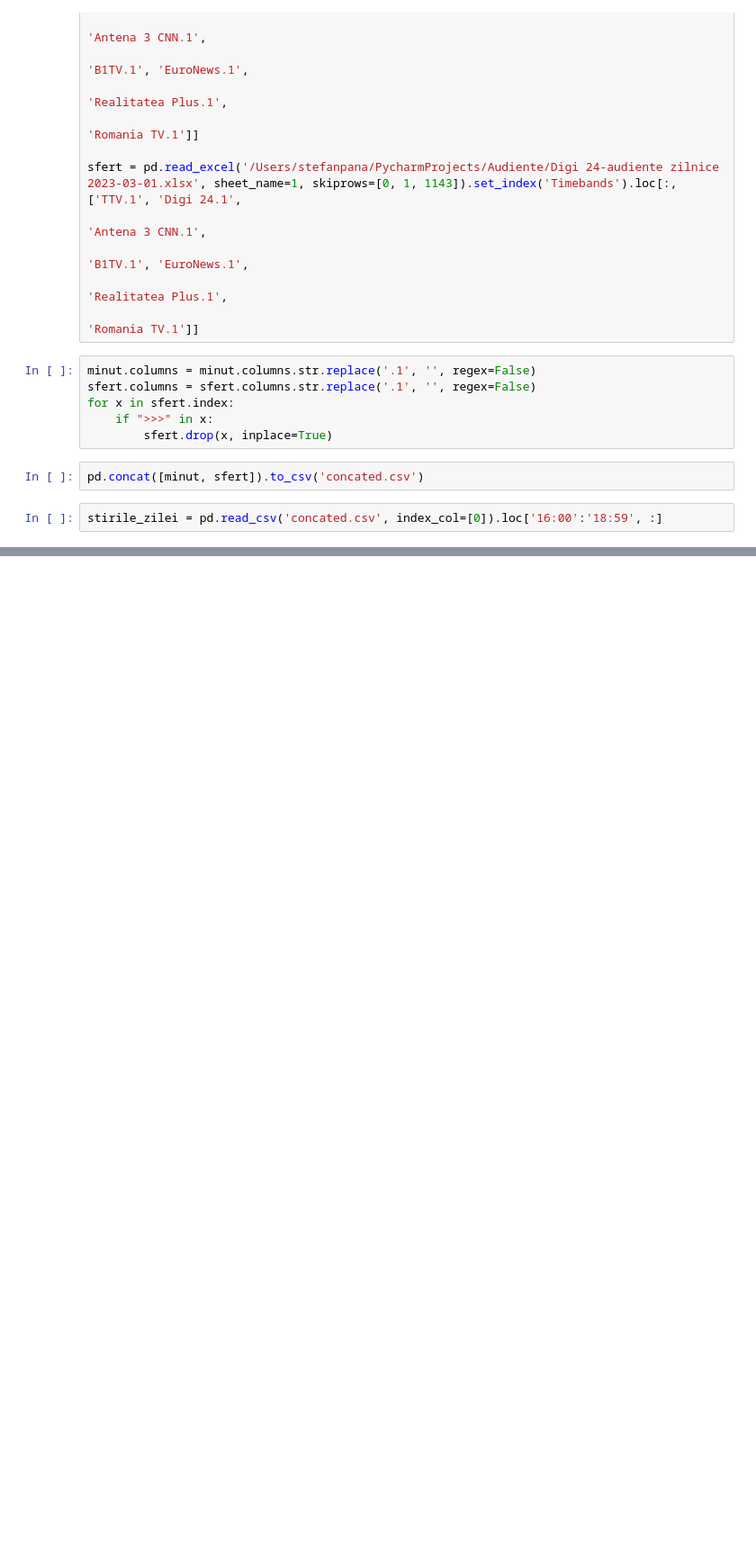
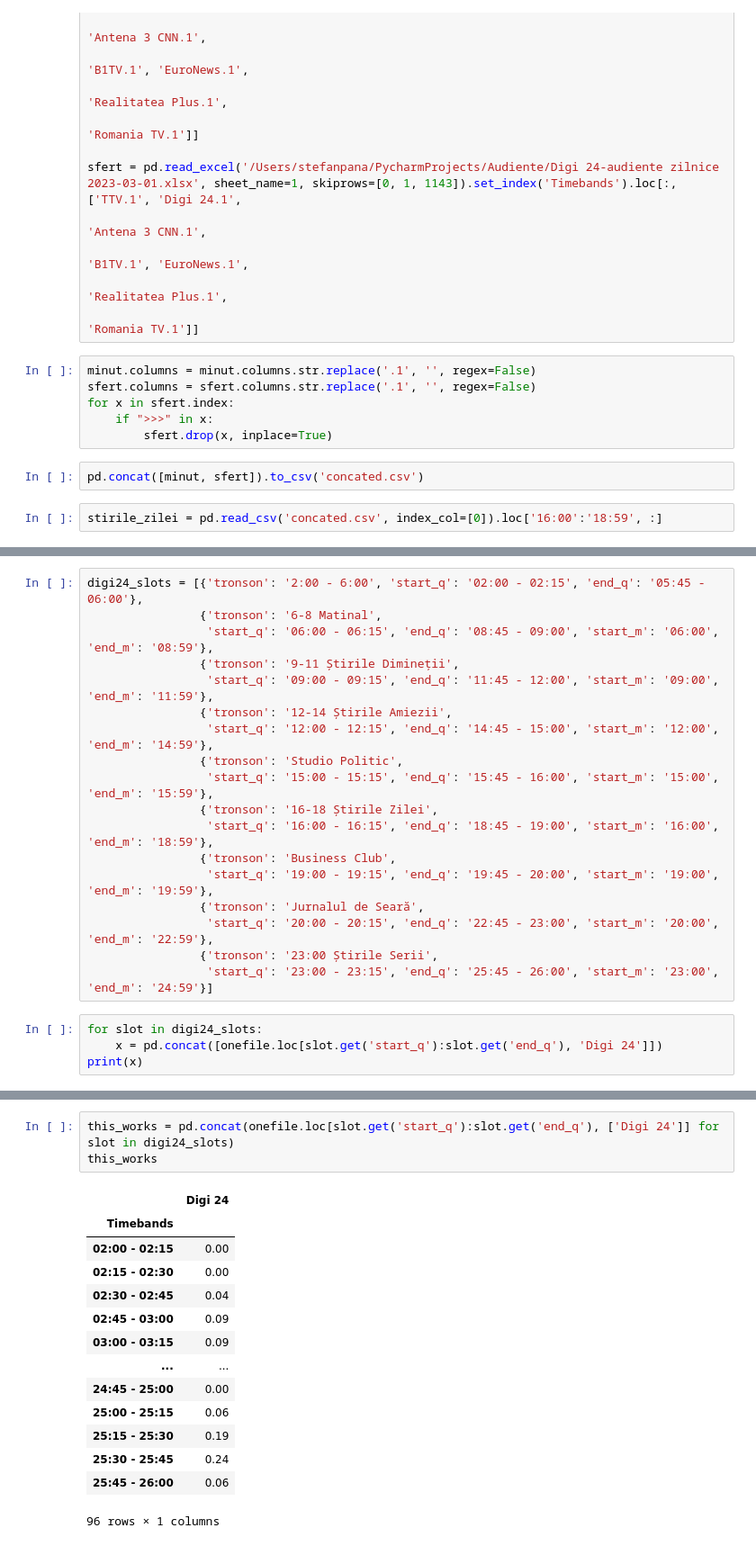
Before and after one commit to spatzii/Audiente, a Jupyter notebook: Untitled.ipynb, the cells around one changed output, grey strips where cells are left out. Shown at 90% size. Drawn from its saved outputs; the diff is of its cells as text; blank space fills up the shorter version.

```diff
--- a/Untitled.ipynb
+++ b/Untitled.ipynb
@@ -92,0 +98,22 @@ NameError: name 'df' is not defined
+# %%
+digi24_slots = [{'tronson': '2:00 - 6:00', 'start_q': '02:00 - 02:15', 'end_q': '05:45 - 06:00'},
+                {'tronson': '6-8 Matinal',
+                 'start_q': '06:00 - 06:15', 'end_q': '08:45 - 09:00', 'start_m': '06:00', 'end_m': '08:59'},
+                {'tronson': '9-11 Știrile Dimineții',
+                 'start_q': '09:00 - 09:15', 'end_q': '11:45 - 12:00', 'start_m': '09:00', 'end_m': '11:59'},
+                {'tronson': '12-14 Știrile Amiezii',
+                 'start_q': '12:00 - 12:15', 'end_q': '14:45 - 15:00', 'start_m': '12:00', 'end_m': '14:59'},
+                {'tronson': 'Studio Politic',
+                 'start_q': '15:00 - 15:15', 'end_q': '15:45 - 16:00', 'start_m': '15:00', 'end_m': '15:59'},
+                {'tronson': '16-18 Știrile Zilei',
+                 'start_q': '16:00 - 16:15', 'end_q': '18:45 - 19:00', 'start_m': '16:00', 'end_m': '18:59'},
+                {'tronson': 'Business Club',
+                 'start_q': '19:00 - 19:15', 'end_q': '19:45 - 20:00', 'start_m': '19:00', 'end_m': '19:59'},
+                {'tronson': 'Jurnalul de Seară',
+                 'start_q': '20:00 - 20:15', 'end_q': '22:45 - 23:00', 'start_m': '20:00', 'end_m': '22:59'},
+                {'tronson': '23:00 Știrile Serii',
+                 'start_q': '23:00 - 23:15', 'end_q': '25:45 - 26:00', 'start_m': '23:00', 'end_m': '24:59'}]
+# %%
+for slot in digi24_slots:
+    x = pd.concat([onefile.loc[slot.get('start_q'):slot.get('end_q'), 'Digi 24']])
+print(x)
@@ -92,0 +135,18 @@ NameError: name 'df' is not defined
+# %%
+this_works = pd.concat(onefile.loc[slot.get('start_q'):slot.get('end_q'), ['Digi 24']] for slot in digi24_slots)
+this_works
+# %% [output]
+|  | Digi 24 |
+| Timebands |  |
+| 02:00 - 02:15 | 0.00 |
+| 02:15 - 02:30 | 0.00 |
+| 02:30 - 02:45 | 0.04 |
+| 02:45 - 03:00 | 0.09 |
+| 03:00 - 03:15 | 0.09 |
+| ... | ... |
+| 24:45 - 25:00 | 0.00 |
+| 25:00 - 25:15 | 0.06 |
+| 25:15 - 25:30 | 0.19 |
+| 25:30 - 25:45 | 0.24 |
+| 25:45 - 26:00 | 0.06 |
+96 rows × 1 columns
```
Also changed, not shown: parts of 18 cells of this notebook, 5 other files.
